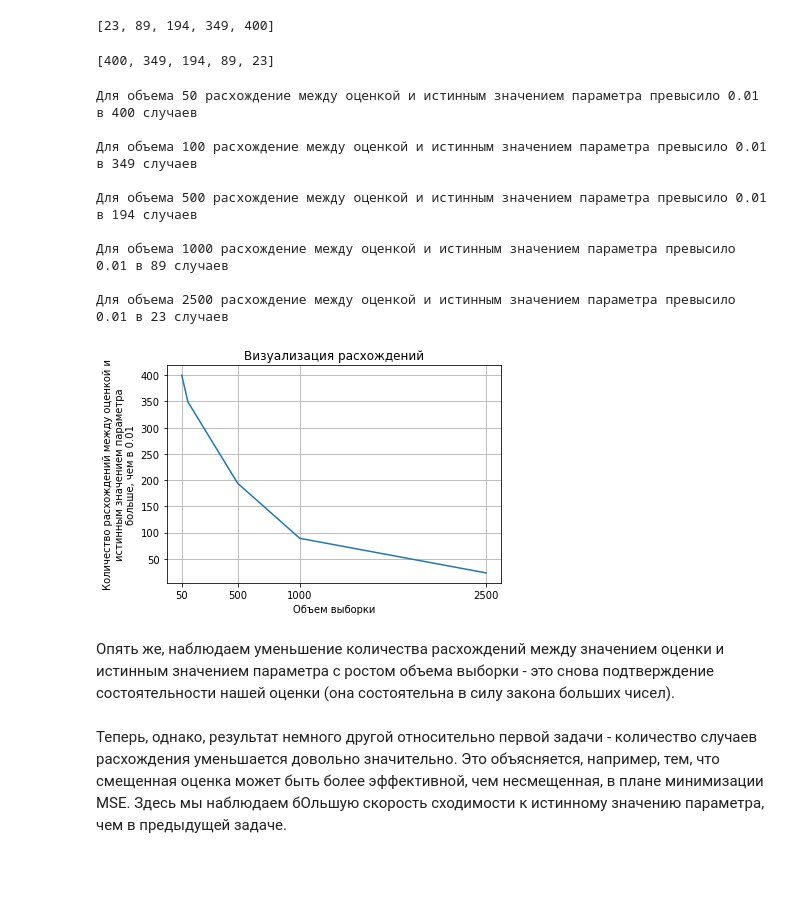
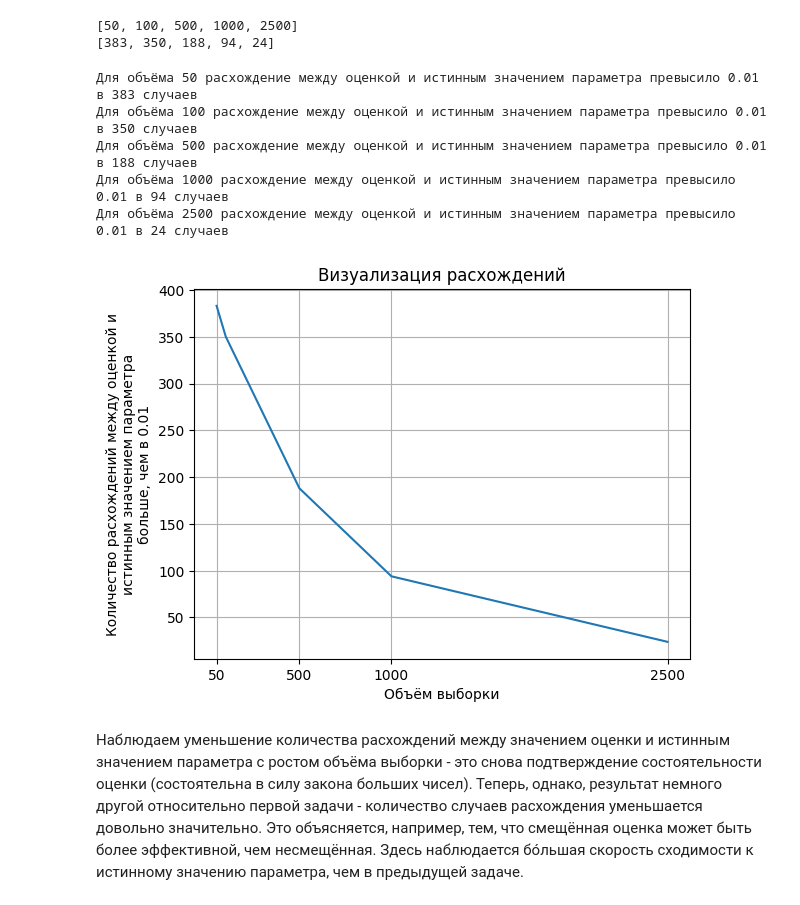
Before and after one commit to tkhapchaev/mathematical-statistics, a Jupyter notebook: lab-2/lab-2.ipynb, the cells around one changed output. Saved outputs shown, nothing was run; the diff lists cells and outputs as text; code cells hidden in the pictures; blank space fills up the shorter version.

```diff
--- a/lab-2/lab-2.ipynb
+++ b/lab-2/lab-2.ipynb
@@ -64,5 +68,6 @@ sorted(res)
 # %%
-for ind, elm in enumerate(sample_sizes):
-    print(f'Для объема {elm} расхождение между оценкой и истинным значением параметра превысило 0.01 в {res[ind]} случаев')
-    print()
+i = 0
+for size in sizes:
+    print(f'Для объёма {size} расхождение между оценкой и истинным значением параметра превысило 0.01 в {results[i]} случаев')
+    i += 1
 # %% [output]
@@ -133,31 +129,30 @@ sample_sizes = [50, 100, 500, 1000, 2500]
 # %%
-res = []
-np.random.seed(567)
-for size in sample_sizes:
+sizes = [50, 100, 500, 1000, 2500]
+results = []
+np.random.seed(8080)
+
+for size in sizes:
     samples = np.random.geometric(p = 0.3, size = (500, size))
-    estimates = 1/(np.mean(samples, axis = 1))
-    temp_res = sum(abs(estimates - 0.3) > 0.01)
-    res.append(temp_res)
-    temp_res = -1
+    values = 1/(np.mean(samples, axis = 1))
+
+    results_tmp = sum(abs(values - 0.3) > 0.01)
+    results.append(results_tmp)
+
+    results_tmp = -1
-# %%
-sorted(res)
-# %% [output]
-[23, 89, 194, 349, 400]
-# %%
-res
-# %% [output]
-[400, 349, 194, 89, 23]
+# %%
+print(sizes)
+print(results)
+# %% [output]
+[50, 100, 500, 1000, 2500]
+[383, 350, 188, 94, 24]
 # %%
-for ind, elm in enumerate(sample_sizes):
-    print(f'Для объема {elm} расхождение между оценкой и истинным значением параметра превысило 0.01 в {res[ind]} случаев')
-    print()
+i = 0
+for size in sizes:
+    print(f'Для объёма {size} расхождение между оценкой и истинным значением параметра превысило 0.01 в {results[i]} случаев')
+    i += 1
 # %% [output]
-Для объема 50 расхождение между оценкой и истинным значением параметра превысило 0.01 в 400 случаев
-
-Для объема 100 расхождение между оценкой и истинным значением параметра превысило 0.01 в 349 случаев
-
-Для объема 500 расхождение между оценкой и истинным значением параметра превысило 0.01 в 194 случаев
-
-Для объема 1000 расхождение между оценкой и истинным значением параметра превысило 0.01 в 89 случаев
-
-Для объема 2500 расхождение между оценкой и истинным значением параметра превысило 0.01 в 23 случаев
+Для объёма 50 расхождение между оценкой и истинным значением параметра превысило 0.01 в 383 случаев
+Для объёма 100 расхождение между оценкой и истинным значением параметра превысило 0.01 в 350 случаев
+Для объёма 500 расхождение между оценкой и истинным значением параметра превысило 0.01 в 188 случаев
+Для объёма 1000 расхождение между оценкой и истинным значением параметра превысило 0.01 в 94 случаев
+Для объёма 2500 расхождение между оценкой и истинным значением параметра превысило 0.01 в 24 случаев
@@ -164,17 +161,19 @@ for ind, elm in enumerate(sample_sizes):
 # %%
-plt.plot(sample_sizes, res)
-plt.xlabel("Объем выборки")
+plt.plot(sizes, results)
+
+plt.xlabel("Объём выборки")
 plt.ylabel("Количество расхождений между оценкой и"
            "\n"
            "истинным значением параметра" "\n"
            "больше, чем в 0.01")
+
 plt.title(label = "Визуализация расхождений")
+
 plt.xticks([50, 500, 1000, 2500])
 plt.grid()
 plt.show()
 # %% [output]
-[figure, old version]
+[figure, new version]
 # %% [markdown]
-Опять же, наблюдаем уменьшение количества расхождений между значением оценки и истинным значением параметра с ростом объема выборки - это снова подтверждение состоятельности нашей оценки (она состоятельна в силу закона больших чисел). <br>
-<br>
-Теперь, однако, результат немного другой относительно первой задачи - количество случаев расхождения уменьшается довольно значительно. Это объясняется, например, тем, что смещенная оценка может быть более эффективной, чем несмещенная, в плане минимизации MSE. Здесь мы наблюдаем бОльшую скорость сходимости к истинному значению параметра, чем в предыдущей задаче.
+Наблюдаем уменьшение количества расхождений между значением оценки и истинным значением параметра с ростом объёма выборки - это снова подтверждение состоятельности оценки (состоятельна в силу закона больших чисел).
+Теперь, однако, результат немного другой относительно первой задачи - количество случаев расхождения уменьшается довольно значительно. Это объясняется, например, тем, что смещённая оценка может быть более эффективной, чем несмещённая. Здесь наблюдается бо́льшая скорость сходимости к истинному значению параметра, чем в предыдущей задаче.
```
Also changed, not shown: parts of 16 cells of this notebook, 1 other file.
